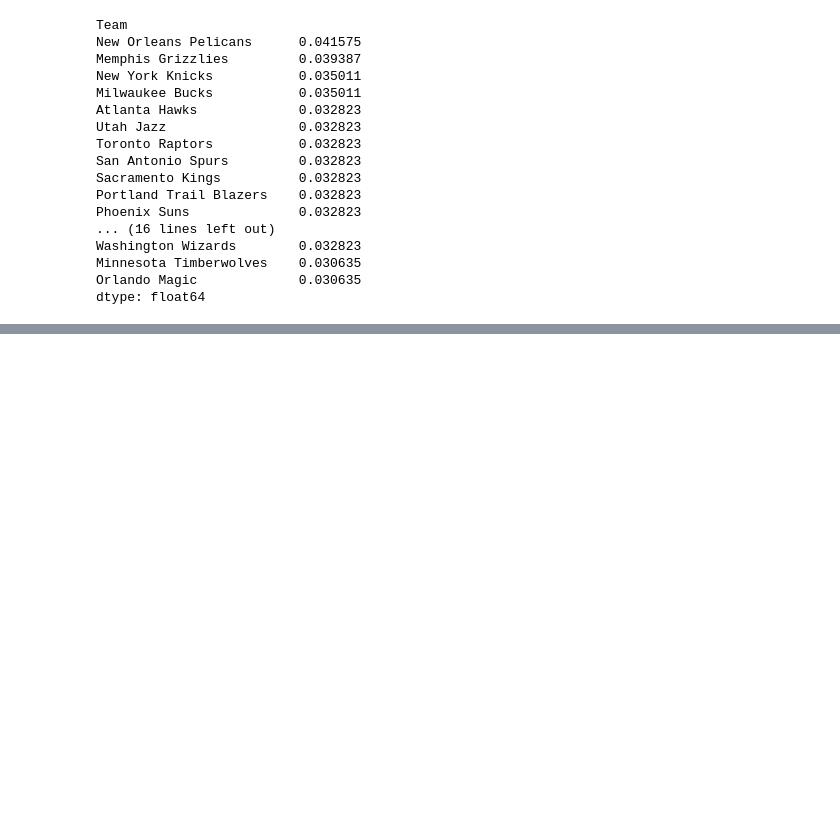
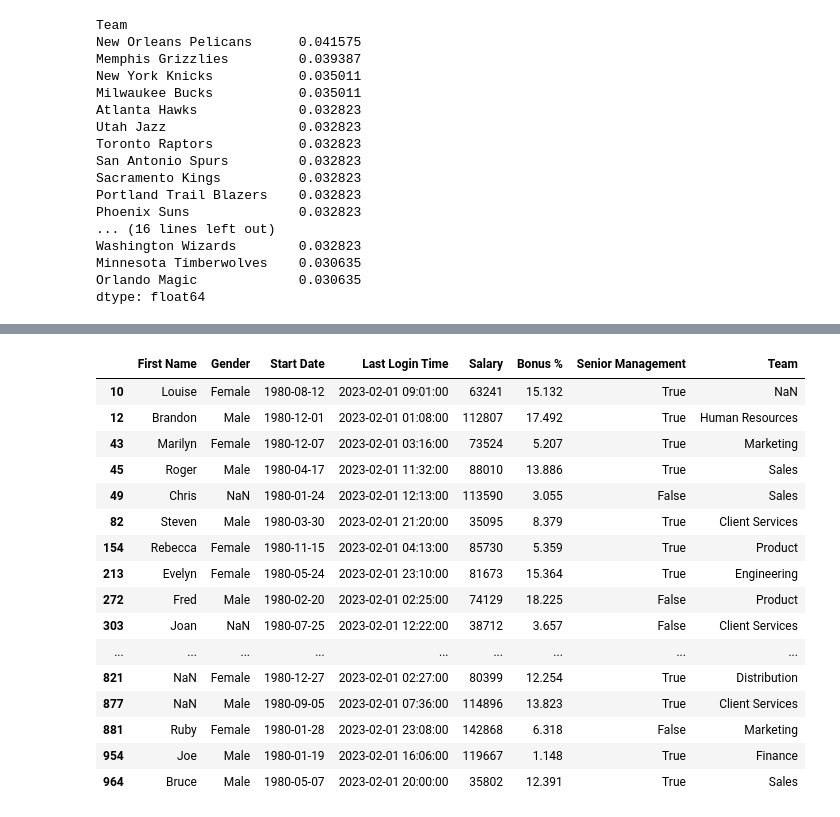
Before and after one commit to ShashankRajSara/Data-Engineering, a Jupyter notebook: Python/pandas.ipynb, the cells around one changed output, grey strips where cells are left out. Saved outputs shown, nothing was run; the diff lists cells and outputs as text; code cells hidden in the pictures; blank space fills up the shorter version.

```diff
--- a/Python/pandas.ipynb
+++ b/Python/pandas.ipynb
@@ -550,0 +940,8 @@ dtype: float64
+# %%
+df['Last Login Time'] = pd.to_datetime(df['Last Login Time'])
+# %%
+df['Senior Management'] = (df['Senior Management']).astype(bool)
+# %%
+df['Team'] = (df['Team']).astype('category')
+# %%
+df['Gender'] = (df['Gender']).astype('category')
@@ -550,0 +966,20 @@ dtype: float64
+# %%
+df[df['Start Date'] < '1981']
+# %% [output]
+|  | First Name | Gender | Start Date | Last Login Time | Salary | Bonus % | Senior Management | Team |
+| 10 | Louise | Female | 1980-08-12 | 2023-02-01 09:01:00 | 63241 | 15.132 | True | NaN |
+| 12 | Brandon | Male | 1980-12-01 | 2023-02-01 01:08:00 | 112807 | 17.492 | True | Human Resources |
+| 43 | Marilyn | Female | 1980-12-07 | 2023-02-01 03:16:00 | 73524 | 5.207 | True | Marketing |
+| 45 | Roger | Male | 1980-04-17 | 2023-02-01 11:32:00 | 88010 | 13.886 | True | Sales |
+| 49 | Chris | NaN | 1980-01-24 | 2023-02-01 12:13:00 | 113590 | 3.055 | False | Sales |
+| 82 | Steven | Male | 1980-03-30 | 2023-02-01 21:20:00 | 35095 | 8.379 | True | Client Services |
+| 154 | Rebecca | Female | 1980-11-15 | 2023-02-01 04:13:00 | 85730 | 5.359 | True | Product |
+| 213 | Evelyn | Female | 1980-05-24 | 2023-02-01 23:10:00 | 81673 | 15.364 | True | Engineering |
+| 272 | Fred | Male | 1980-02-20 | 2023-02-01 02:25:00 | 74129 | 18.225 | False | Product |
+| 303 | Joan | NaN | 1980-07-25 | 2023-02-01 12:22:00 | 38712 | 3.657 | False | Client Services |
+| ... | ... | ... | ... | ... | ... | ... | ... | ... |
+| 821 | NaN | Female | 1980-12-27 | 2023-02-01 02:27:00 | 80399 | 12.254 | True | Distribution |
+| 877 | NaN | Male | 1980-09-05 | 2023-02-01 07:36:00 | 114896 | 13.823 | True | Client Services |
+| 881 | Ruby | Female | 1980-01-28 | 2023-02-01 23:08:00 | 142868 | 6.318 | False | Marketing |
+| 954 | Joe | Male | 1980-01-19 | 2023-02-01 16:06:00 | 119667 | 1.148 | True | Finance |
+| 964 | Bruce | Male | 1980-05-07 | 2023-02-01 20:00:00 | 35802 | 12.391 | True | Sales |
```
Also changed, not shown: parts of 75 cells of this notebook, 2 other files.
